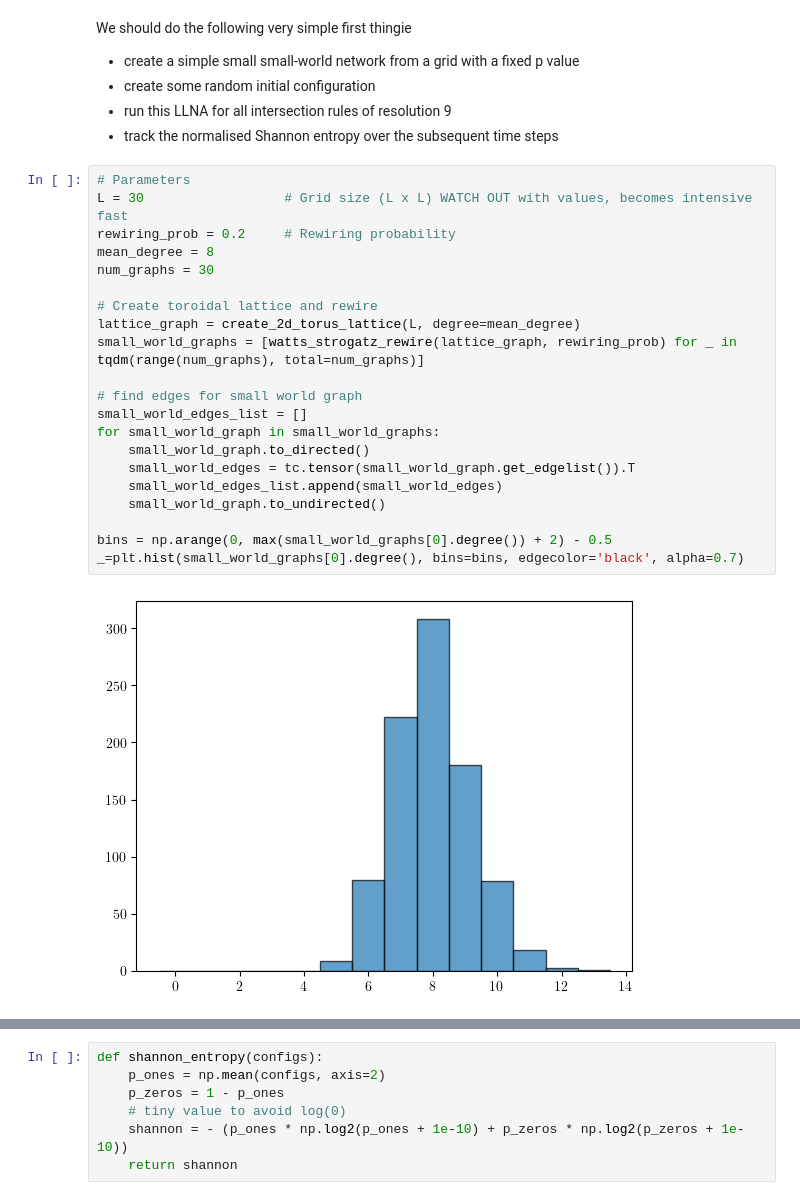
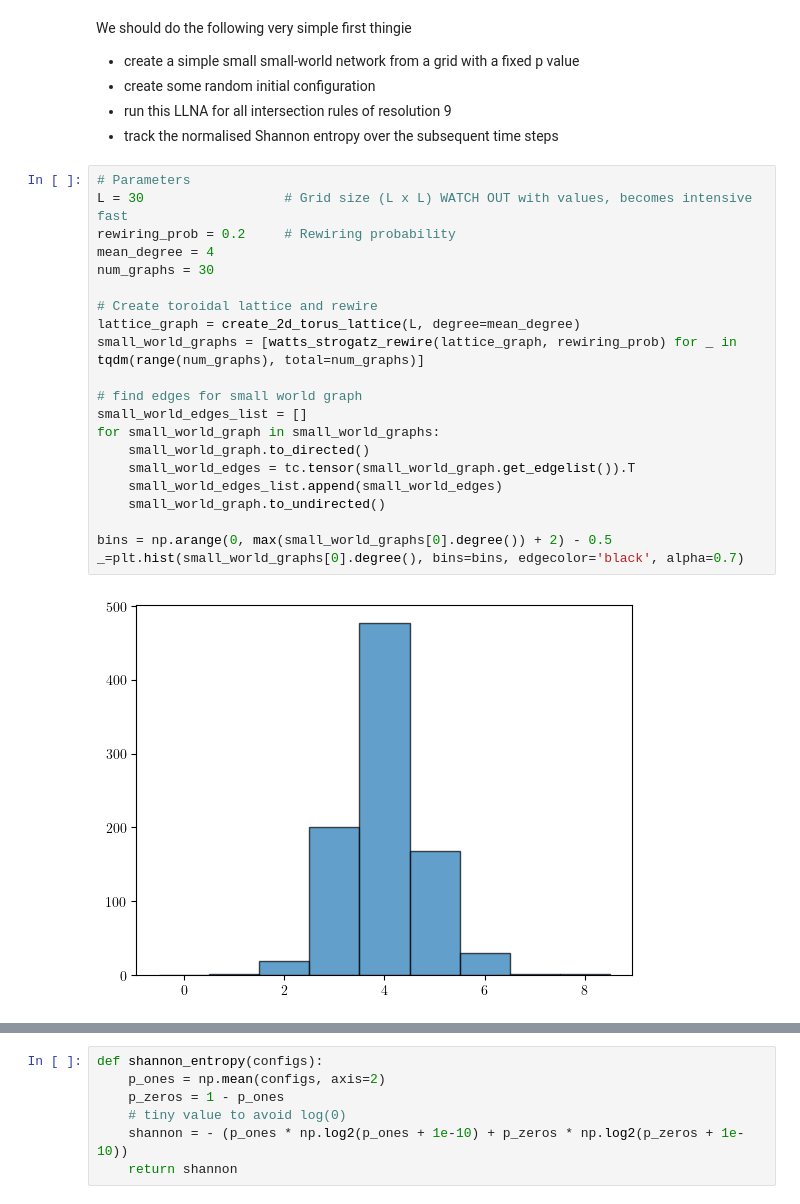
Before and after one commit to mrollier/network_automata_robustness, a Jupyter notebook: manuscript/impact_analysis-figures.ipynb, the cells around one changed output, grey strips where cells are left out. Saved outputs shown, nothing was run; the diff lists cells and outputs as text.

```diff
--- a/manuscript/impact_analysis-figures.ipynb
+++ b/manuscript/impact_analysis-figures.ipynb
@@ -818,26 +818,26 @@ We should do the following very simple first thingie
 # %%
 # Parameters
 L = 30                  # Grid size (L x L) WATCH OUT with values, becomes intensive fast
 rewiring_prob = 0.2     # Rewiring probability
-mean_degree = 8
+mean_degree = 4
 num_graphs = 30
 
 # Create toroidal lattice and rewire
 lattice_graph = create_2d_torus_lattice(L, degree=mean_degree)
 small_world_graphs = [watts_strogatz_rewire(lattice_graph, rewiring_prob) for _ in tqdm(range(num_graphs), total=num_graphs)]
 
 # find edges for small world graph
 small_world_edges_list = []
 for small_world_graph in small_world_graphs:
     small_world_graph.to_directed()
     small_world_edges = tc.tensor(small_world_graph.get_edgelist()).T
     small_world_edges_list.append(small_world_edges)
     small_world_graph.to_undirected()
 
 bins = np.arange(0, max(small_world_graphs[0].degree()) + 2) - 0.5
 _=plt.hist(small_world_graphs[0].degree(), bins=bins, edgecolor='black', alpha=0.7)
 # %% [output]
-[figure, old version]
+[figure, new version]
 # %%
 RUN_AGAIN = True
 
```
Also changed, not shown: parts of 6 cells of this notebook.
